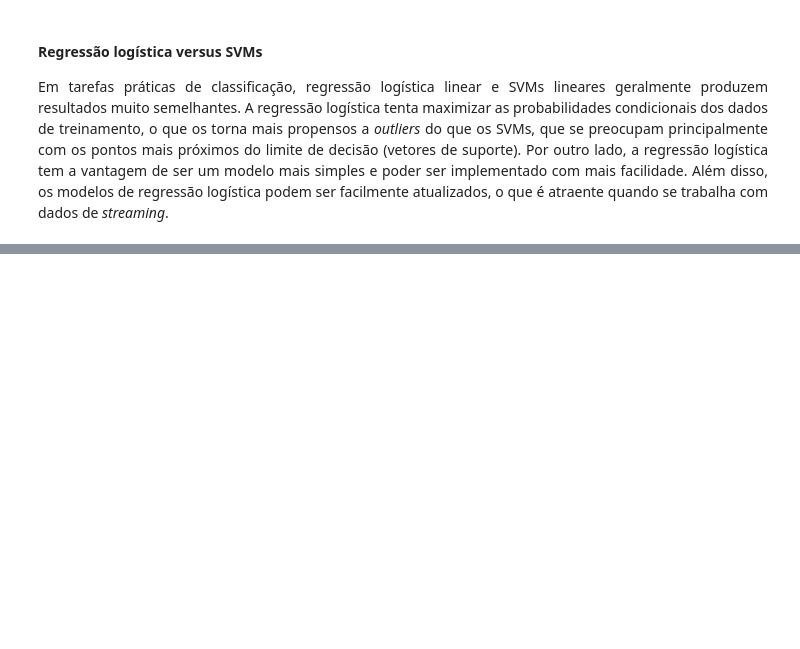
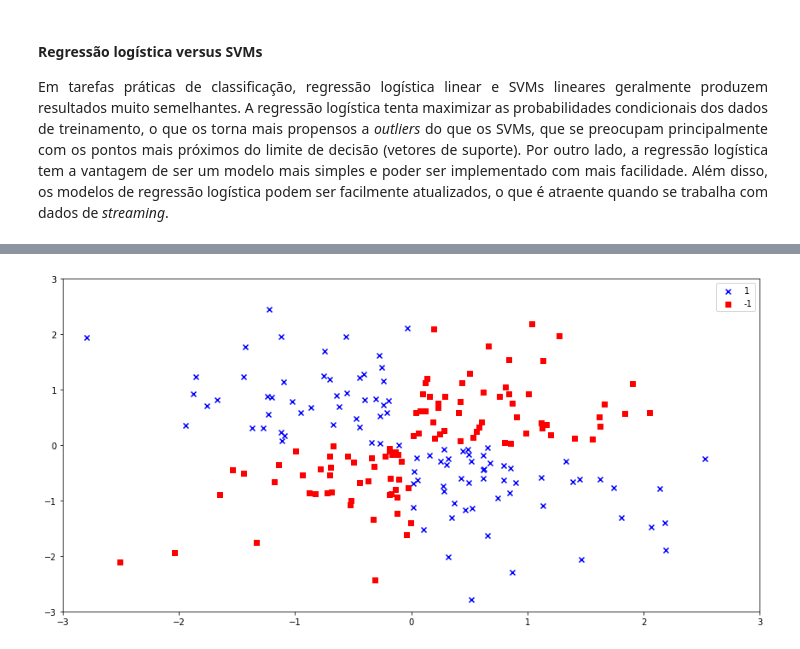
Before and after one commit to willianpina/Machine_Learning_Studies, a Jupyter notebook: Um tour pelos classificadores - scikit learn.ipynb, the cells around one changed output, grey strips where cells are left out. Drawn from its saved outputs; the diff is of its cells as text; code cells hidden in the pictures; blank space fills up the shorter version.

```diff
--- a/Um tour pelos classificadores - scikit learn.ipynb
+++ b/Um tour pelos classificadores - scikit learn.ipynb
@@ -282,0 +295,30 @@ plt.show()
+# %%
+# Criando um conjunto de dados em formato XOR
+import matplotlib.pyplot as plt
+import numpy as np
+
+np.random.seed(1)
+X_xor = np.random.randn(200, 2)
+y_xor = np.logical_xor(X_xor[:, 0] > 0,
+                       X_xor[:, 1] > 0)
+y_xor = np.where(y_xor, 1, -1)
+
+plt.figure(figsize=(12,6))
+plt.scatter(X_xor[y_xor == 1, 0],
+            X_xor[y_xor == 1, 1],
+            c='b', marker='x',
+            label='1')
+plt.scatter(X_xor[y_xor == -1, 0],
+            X_xor[y_xor == -1, 1],
+            c='r',
+            marker='s',
+            label='-1')
+
+plt.xlim([-3, 3])
+plt.ylim([-3, 3])
+plt.legend(loc='best')
+plt.tight_layout()
+
+plt.show()
+# %% [output]
+[figure, added]
```
Also changed, not shown: parts of 8 cells of this notebook.
